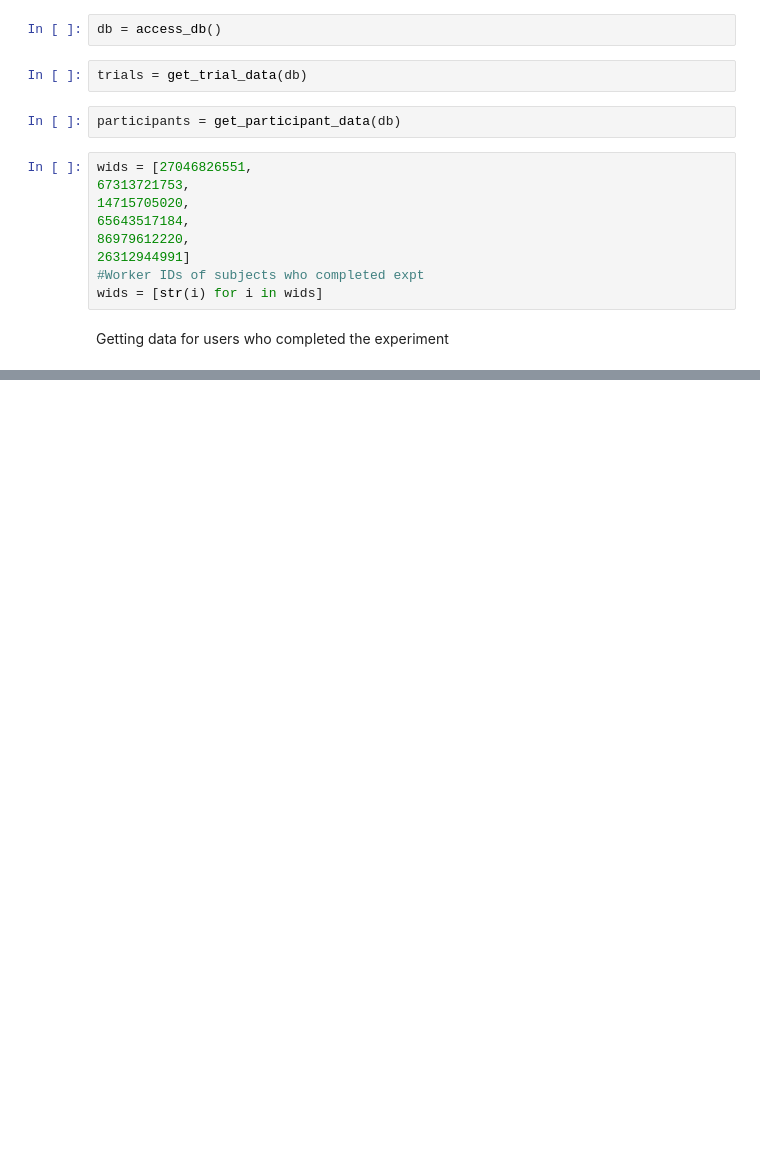
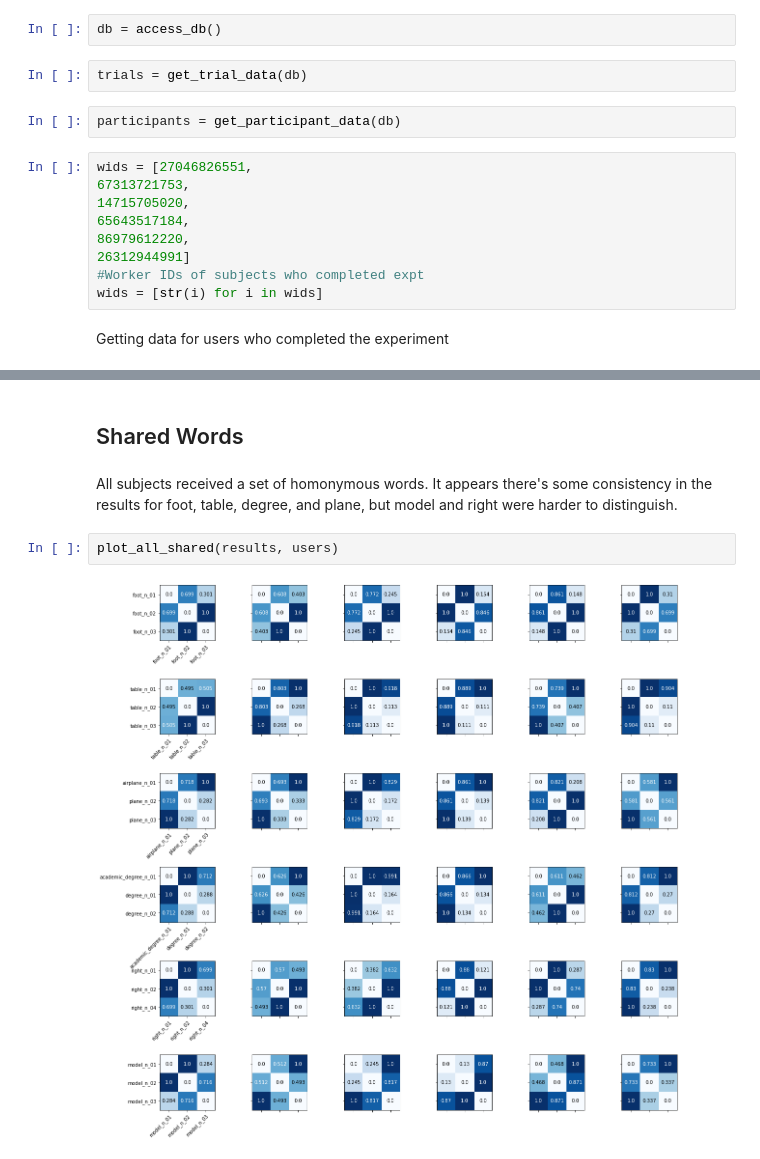
Before and after one commit to sathvikn/bert-wordsense, a Jupyter notebook: codebase/notebooks/pilesort-analysis.ipynb, the cells around one changed output, grey strips where cells are left out. Drawn from its saved outputs; the diff is of its cells as text; blank space fills up the shorter version.

```diff
--- a/codebase/notebooks/pilesort-analysis.ipynb
+++ b/codebase/notebooks/pilesort-analysis.ipynb
@@ -114,0 +64,8 @@ for w in shared_words:
+# %% [markdown]
+## Shared Words
+# %% [markdown]
+All subjects received a set of homonymous words. It appears there's some consistency in the results for foot, table, degree, and plane, but model and right were harder to distinguish.
+# %%
+plot_all_shared(results, users)
+# %% [output]
+[figure, added]
```
Also changed, not shown: parts of 16 cells of this notebook.
